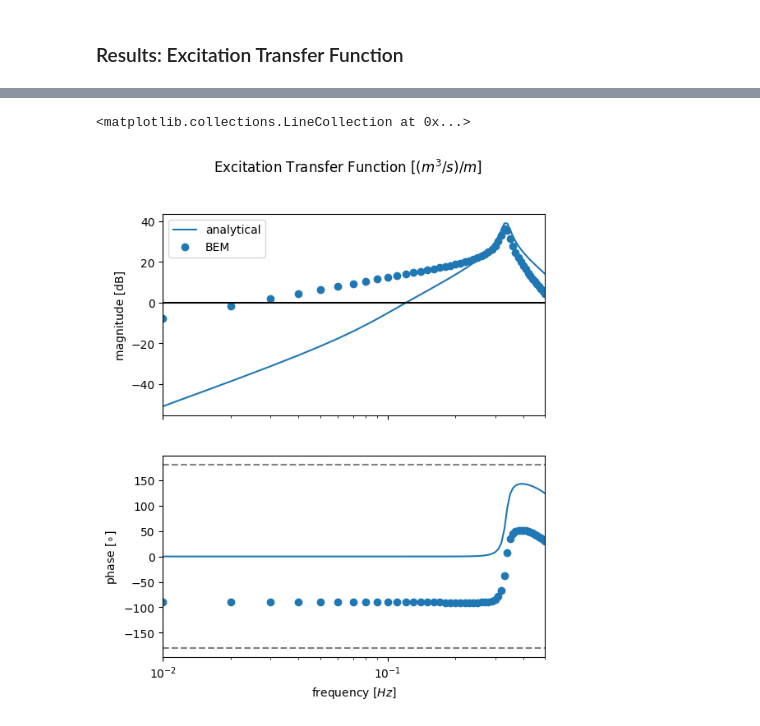
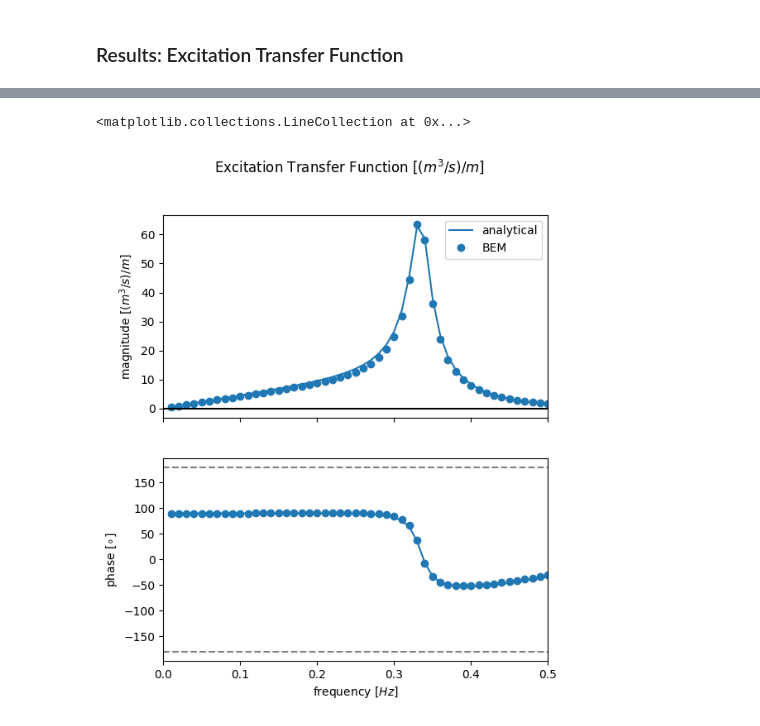
Before and after one commit to capytaine/capytaine, a Jupyter notebook: examples/cylinder/cylinder.ipynb, the cells around one changed output, grey strips where cells are left out. Drawn from its saved outputs; the diff is of its cells as text; code cells hidden in the pictures.

```diff
--- a/examples/cylinder/cylinder.ipynb
+++ b/examples/cylinder/cylinder.ipynb
@@ -8,10 +8,8 @@ from capytaine.io.meshio import load_from_meshio
 import gmsh
 import pygmsh
 import matplotlib.pyplot as plt
-from scipy.optimize import brentq
-from scipy.special import jv, j1, iv, i1e, k1e, hankel1; hv = hankel1
-from numpy.linalg import solve
-default_colors = plt.rcParams['axes.prop_cycle'].by_key()['color']
+
+from cylinder_owc_analytical_hydrodynamics import hydrocoeffs
 # %%
 # frequencies
 f1 = 0.01
@@ -115,12 +47,15 @@ omega_a = 2*np.pi*freq_a
 # calculate coefficients
 Yr, He = [], []
 for ifreq in freq_a:
-    iqr, iqs = analytical_solve(geometry, ifreq, N, Nk)
-    Yr.append(-iqr/p)
-    He.append(iqs/a)
+    iqr, iqs = hydrocoeffs(
+        geometry["barrier_depth"], geometry["radius"], geometry["water_depth"],
+        ifreq, N, Nk, 𝜌_w, g
+        )
+    Yr.append(iqr)
+    He.append(iqs)
 Yr, He = np.array(Yr), np.array(He)
 
-analytical = {"B": np.imag(Yr), "G": np.real(Yr), "He": He}
+analytical = {"B": np.imag(-Yr), "G": np.real(-Yr), "He": He}
 # %% [markdown]
 ## Mesh
 # %%
@@ -228,5 +163,8 @@ bem = {
     "Hfk": np.array([result.airy_flow for result in results_diffraction]),
     "Hd": np.array([result.diffraction_flow for result in results_diffraction]),
 }
+
+for key in ["He", "Hfk", "Hd"]:
+    bem[key] = np.conj(bem[key])
 # %% [markdown]
 ### Result: Radiation Admittance
@@ -270,34 +188,34 @@ plt.plot(omega, np.angle(tmp2)*180/np.pi, 'o')
 # %%
-log = True
+log = False
 
 fig, axs = plt.subplots(2, 1, sharex=True, figsize=(6,7))
 fig.suptitle("Excitation Transfer Function [$(m^3/s)/m$]")
 if log:
     xlower = freq[0]
     mag_unit = "dB"
     axs[0].set_xscale('log')
     axs[1].set_xscale('log')
     def magnitude(x):
         return 20*np.log10(np.abs(x))
 else:
     xlower = 0
     mag_unit = "$(m^3/s)/m$"
     def magnitude(x):
         return np.abs(x)
 axs[0].set_ylabel(f"magnitude [{mag_unit}]")
 axs[0].set_xlim([xlower, freq[-1]])
-axs[0].plot(freq_a, magnitude(analytical["He"]), '-', color=default_colors[0], label="analytical")
-axs[0].plot(freq, magnitude(bem["He"]), 'o', color=default_colors[0], label="BEM")
+axs[0].plot(freq_a, magnitude(analytical["He"]), '-', color="C0", label="analytical")
+axs[0].plot(freq, magnitude(bem["He"]), 'o', color="C0", label="BEM")
 axs[0].hlines([0], 0, freq[-1], color="k")
 axs[0].legend()
 def phase(x):
     p = np.angle(x)
     return p*180/np.pi
-axs[1].plot(freq_a, phase(analytical["He"]), '-', color=default_colors[0], label="analytical")
-axs[1].plot(freq, phase(bem["He"]), 'o', color=default_colors[0], label="BEM")
+axs[1].plot(freq_a, phase(analytical["He"]), '-', color="C0", label="analytical")
+axs[1].plot(freq, phase(bem["He"]), 'o', color="C0", label="BEM")
 axs[1].set_xlabel("frequency [$Hz$]")
 axs[1].set_ylabel("phase [$\circ$]")
 axs[1].hlines([-180,180], xlower, freq[-1], ls='--', color="0.5")
 # %% [output]
 <matplotlib.collections.LineCollection at 0x...>
-[figure, old version]
+[figure, new version]
```
Also changed, not shown: parts of 7 cells of this notebook, 4 other files.
